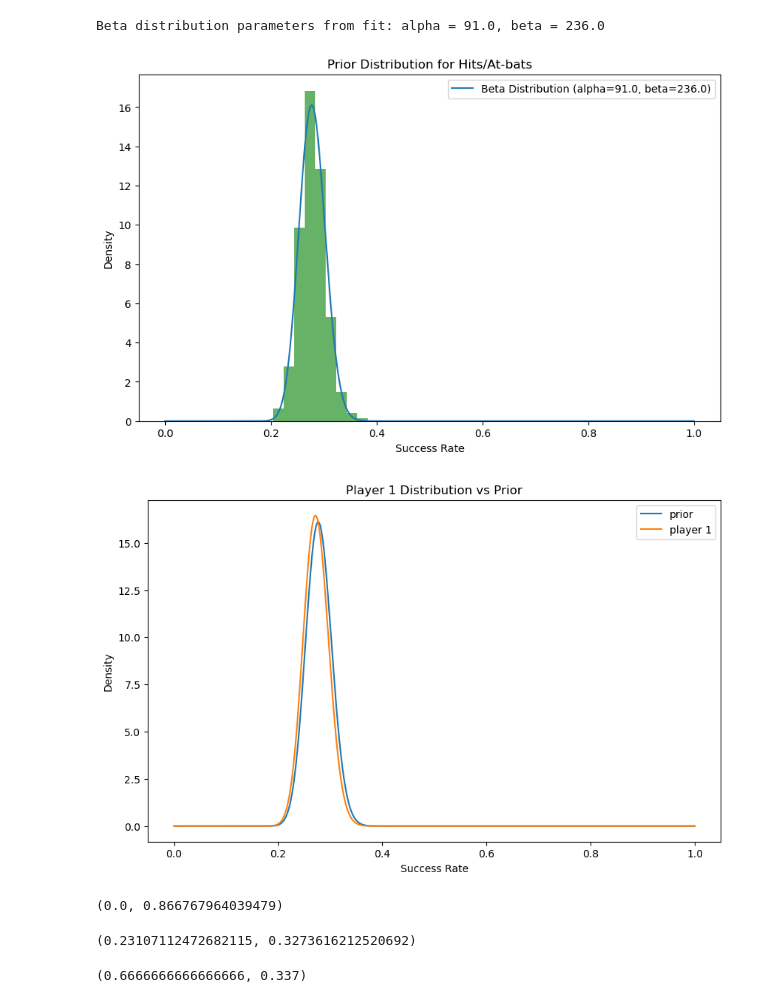
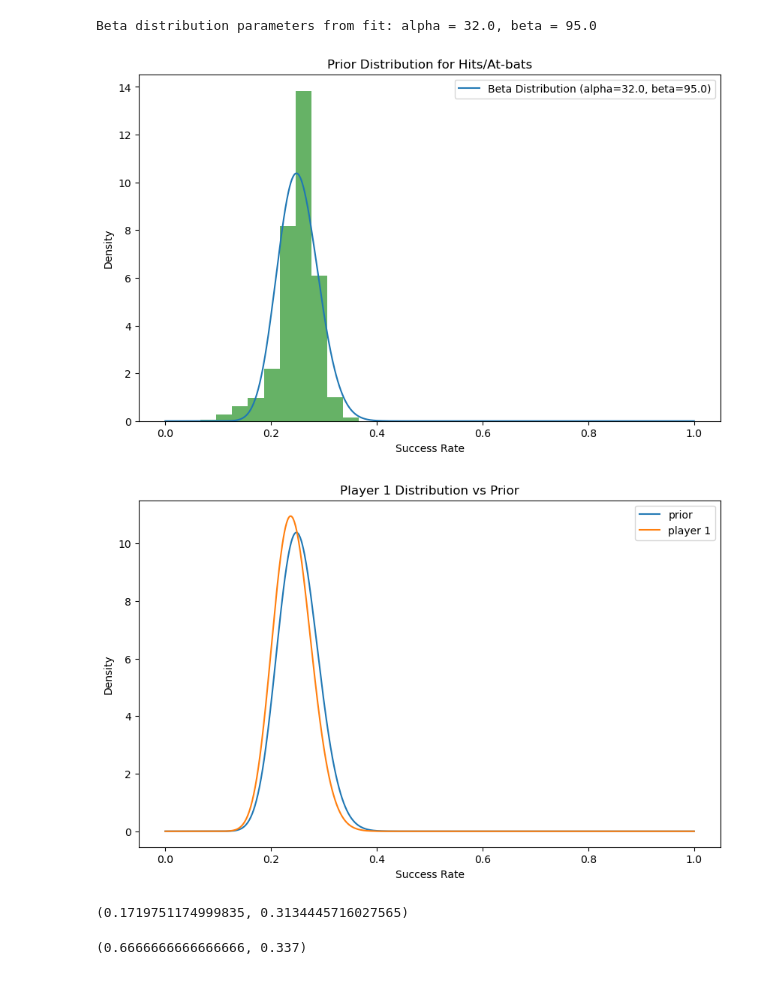
Before and after one commit to project-palooza/causal_inference, a Jupyter notebook: notebooks/bayes.ipynb, the cells around one changed output. Saved outputs shown, nothing was run; the diff lists cells and outputs as text; code cells hidden in the pictures.

```diff
--- a/notebooks/bayes.ipynb
+++ b/notebooks/bayes.ipynb
@@ -81,9 +81,9 @@
 # let's first develop a global understanding of success rate (across individuals)
 # then make small adjustments based on evidence for a particular person
 
+
 import pandas as pd
-df = pd.read_csv('lahman_1871-2023_csv/lahman_1871-2023_csv/Batting.csv')
-df = df[['playerID','yearID','AB','H']]
+career = pd.read_csv('/users/arad/Downloads/Batting.csv')
 # %%
 # 1. i'm going to make a data generating function for p = H/AB
 # and estimate alpha and beta USING THE DATA
@@ -94,5 +94,5 @@ df = df[['playerID','yearID','AB','H']]
 # then we can decide which is more reasonable
 # %%
 # 1.
-df = df.groupby("playerID").agg({"AB":"sum","H":"sum"})
-df = df[df['AB'] >= 500]
+career = career.groupby("playerID").agg({"AB":"sum","H":"sum"})
+career = career[career['AB'] >= 500]
@@ -104,34 +116,34 @@ from scipy.stats import beta
 # just know there's a few different ways to do it
 # rabbit hole: method of moments, maximum likilihood estimation, ...
 
-df['success_rate'] = df['H'] / df['AB']
+career['success_rate'] = career['H'] / career['AB']
 
-mean_success = df['success_rate'].mean()
-var_success = df['success_rate'].var()
+mean_success = career['success_rate'].mean()
+var_success = career['success_rate'].var()
 
 # validate with beta distribution
-a, b, loc, scale = beta.fit(df['success_rate'], floc=0, fscale=1)
+a, b, loc, scale = beta.fit(career['success_rate'], floc=0, fscale=1)
 a = round(a,0)
 b = round(b,0)
 print(f"Beta distribution parameters from fit: alpha = {a}, beta = {b}")
 # %% [output]
-Beta distribution parameters from fit: alpha = 91.0, beta = 236.0
+Beta distribution parameters from fit: alpha = 32.0, beta = 95.0
 # %%
 import matplotlib.pyplot as plt
 
 x = np.linspace(0, 1, 1000)
 y = beta.pdf(x, a, b)
 
 plt.figure(figsize=(10, 6))
 plt.plot(x, y, label=f'Beta Distribution (alpha={a}, beta={b})')
-plt.hist(df['success_rate'], bins=10, density=True, alpha=0.6, color='g')
+plt.hist(career['success_rate'], bins=10, density=True, alpha=0.6, color='g')
 plt.xlabel('Success Rate')
 plt.ylabel('Density')
 plt.title('Prior Distribution for Hits/At-bats')
 plt.legend()
 plt.show()
 # %% [output]
-[figure, old version]
+[figure, new version]
 # %%
 # before we get to step 2
 # suppose we want to invite ppl to the all star game
@@ -163,26 +175,14 @@ y_player1 = beta.pdf(x,a + 1,b + 9)
 plt.figure(figsize=(10, 6))
 plt.plot(x, y, label=f'prior')
 plt.plot(x, y_player1, label=f'player 1')
-# plt.hist(df['success_rate'], bins=10, density=True, alpha=0.6, color='g')
+# plt.hist(career['success_rate'], bins=10, density=True, alpha=0.6, color='g')
 plt.xlabel('Success Rate')
 plt.ylabel('Density')
 plt.title('Player 1 Distribution vs Prior')
 plt.legend()
 plt.show()
 # %% [output]
-[figure, old version]
+[figure, new version]
-# %%
-# this is more fair than saying "his batting average is .1"
-
-# to motivate this further
-# you could also calculate the frequentist confidence interval for p = .1
-
-
-import statsmodels.stats.proportion as smp
-
-smp.proportion_confint(count=1, nobs=10, alpha=.05, method='normal')
-# %% [output]
-(0.0, 0.866767964039479)
 # %%
 # his batting average is .1
 # and pretty sure it's between 0 and .28
@@ -198,7 +198,7 @@ def beta_confidence_interval(alpha, beta_param, confidence=0.95):
 
 beta_confidence_interval(a + 1, b + 10)
 # %% [output]
-(0.23107112472682115, 0.3273616212520692)
+(0.1719751174999835, 0.3134445716027565)
 # %%
 # suppose you did really well in your rookie season
 # are you better than this other player with a thousand at bats?
```
Also changed, not shown: parts of 4 cells of this notebook, 3 other files.
